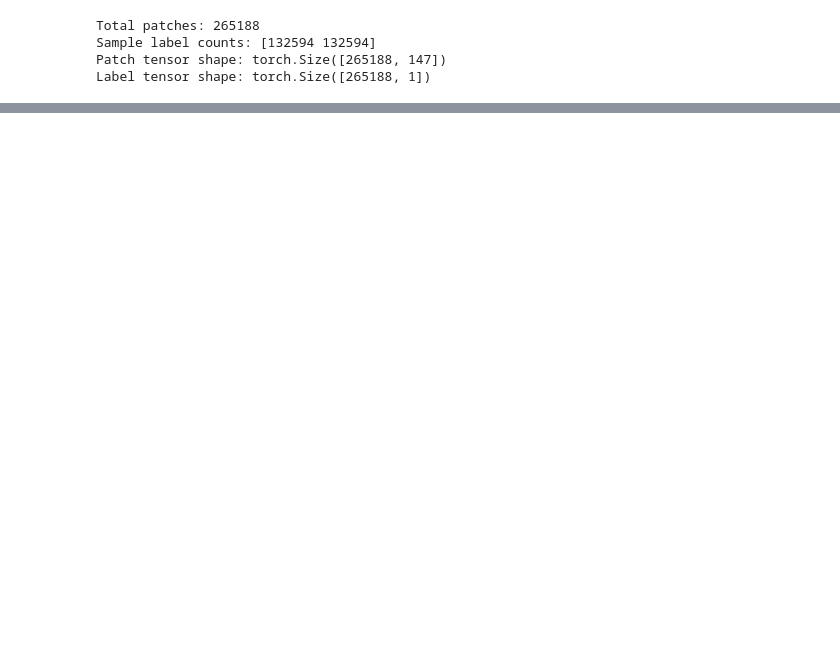
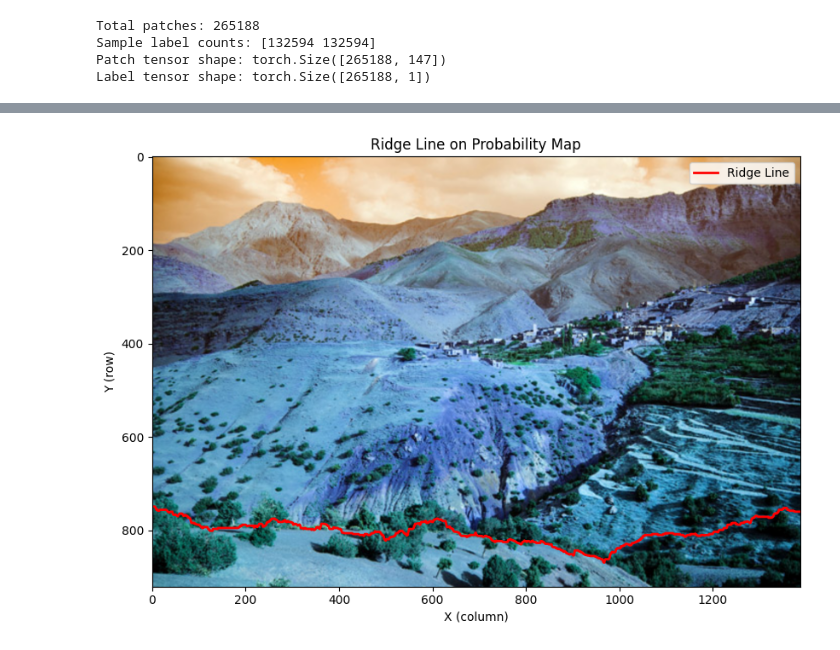
Before and after one commit to csci701s25/snowbowl-savant, a Jupyter notebook: EdgeDetection/edge_detection.ipynb, the cells around one changed output, grey strips where cells are left out. Cells and saved outputs as stored; diff of their text form; code cells hidden in the pictures; blank space fills up the shorter version.

```diff
--- a/EdgeDetection/edge_detection.ipynb
+++ b/EdgeDetection/edge_detection.ipynb
@@ -294,0 +330,17 @@ plt.show()
+# %%
+ridge = find_ridge(edges)
+
+def plot_ridge(prob_map, ridge):
+    plt.figure(figsize=(12, 6))
+    plt.imshow(image)
+    plt.plot(range(len(ridge)), ridge, color='red', linewidth=2, label='Ridge Line')
+    plt.title('Ridge Line on Probability Map')
+    plt.xlabel('X (column)')
+    plt.ylabel('Y (row)')
+    plt.legend()
+    plt.tight_layout()
+    plt.show()
+
+plot_ridge(prob_map, ridge)
+# %% [output]
+[figure, added]
```
Also changed, not shown: parts of 6 cells of this notebook, 1 other file.
